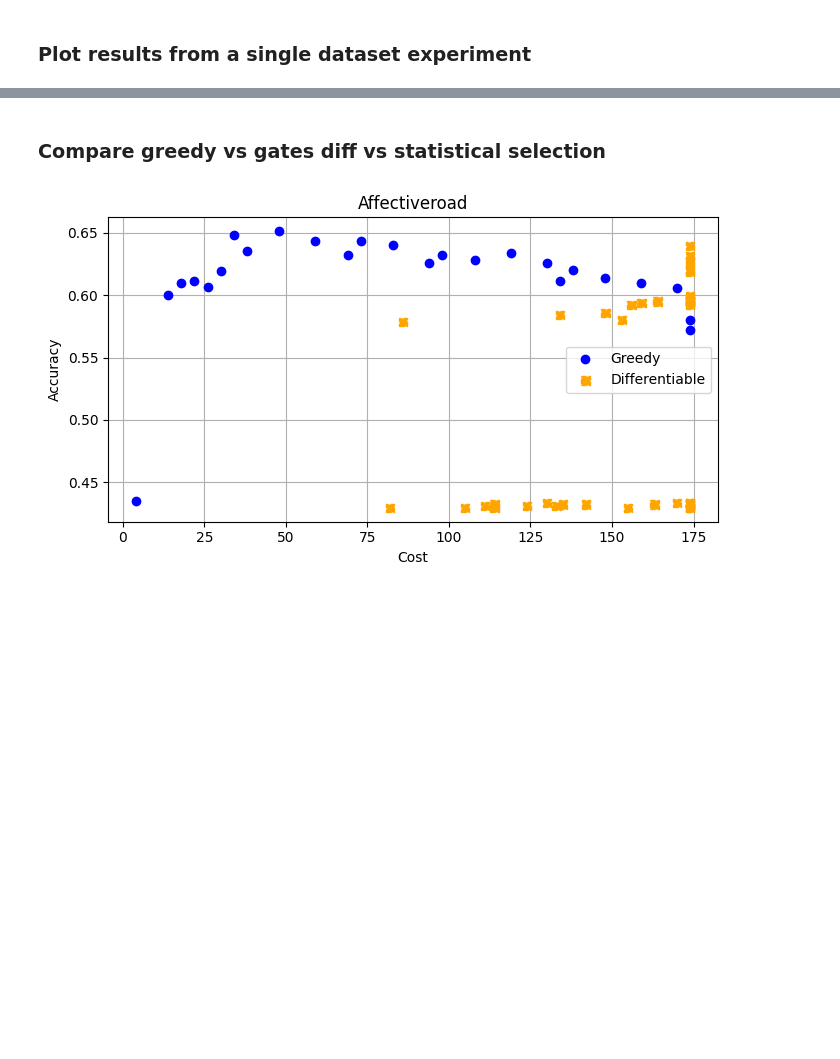
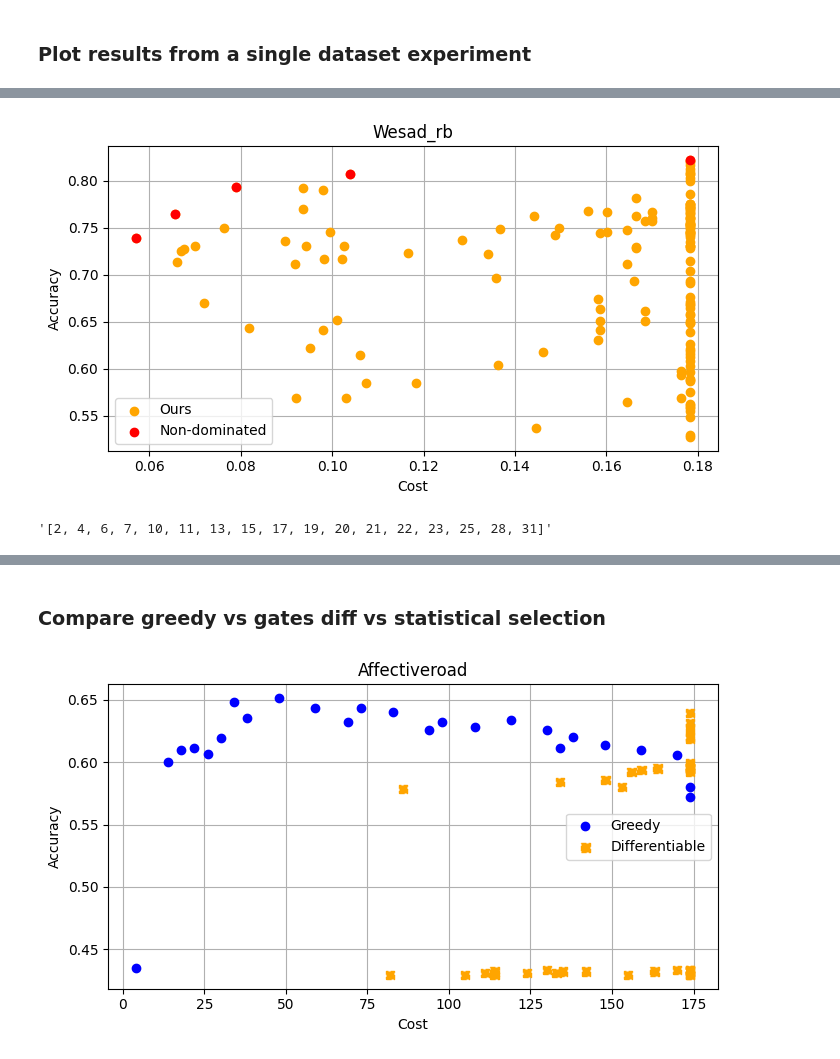
Before and after one commit to kompalas/flexaf, a Jupyter notebook: src/evaluation/plot_results.ipynb, the cells around one changed output, grey strips where cells are left out. Drawn from its saved outputs; the diff is of its cells as text; code cells hidden in the pictures; blank space fills up the shorter version.

```diff
--- a/src/evaluation/plot_results.ipynb
+++ b/src/evaluation/plot_results.ipynb
@@ -138,0 +144,14 @@ Name: 2, dtype: object
+# %%
+dataset = 'wesad_rb'
+expdir = '/home/balaskas/flexaf/saved_logs/wesad_rb/diff_fs_fcnn_wesad_rb___2025.08.07-16.46.17.520'  # fold 3, trial 0, features: [2, 4, 6, 7, 10, 11, 13, 15, 17, 19, 20, 21, 22, 23, 25, 28, 31]
+# soa_dir = '/home/balaskas/flexaf/saved_logs/wesad_merged/sota_mlp_wesad_merged___2025.08.06-19.42.23.758'
+
+csvfile = os.path.join(expdir, 'results', 'gated_model_results.csv')
+# soa_csvfile = os.path.join(soa_dir, 'statistical_results.csv')
+soa_csvfile = None
+
+pareto_df = plot_accuracy_vs_cost_from_csv(csvfile, soa_csvfile, title=dataset.capitalize())
+pareto_df.iloc[1]['features']
+# %% [output]
+[figure, added]
+'[2, 4, 6, 7, 10, 11, 13, 15, 17, 19, 20, 21, 22, 23, 25, 28, 31]'
```
Also changed, not shown: parts of 8 cells of this notebook, 9 other files.
